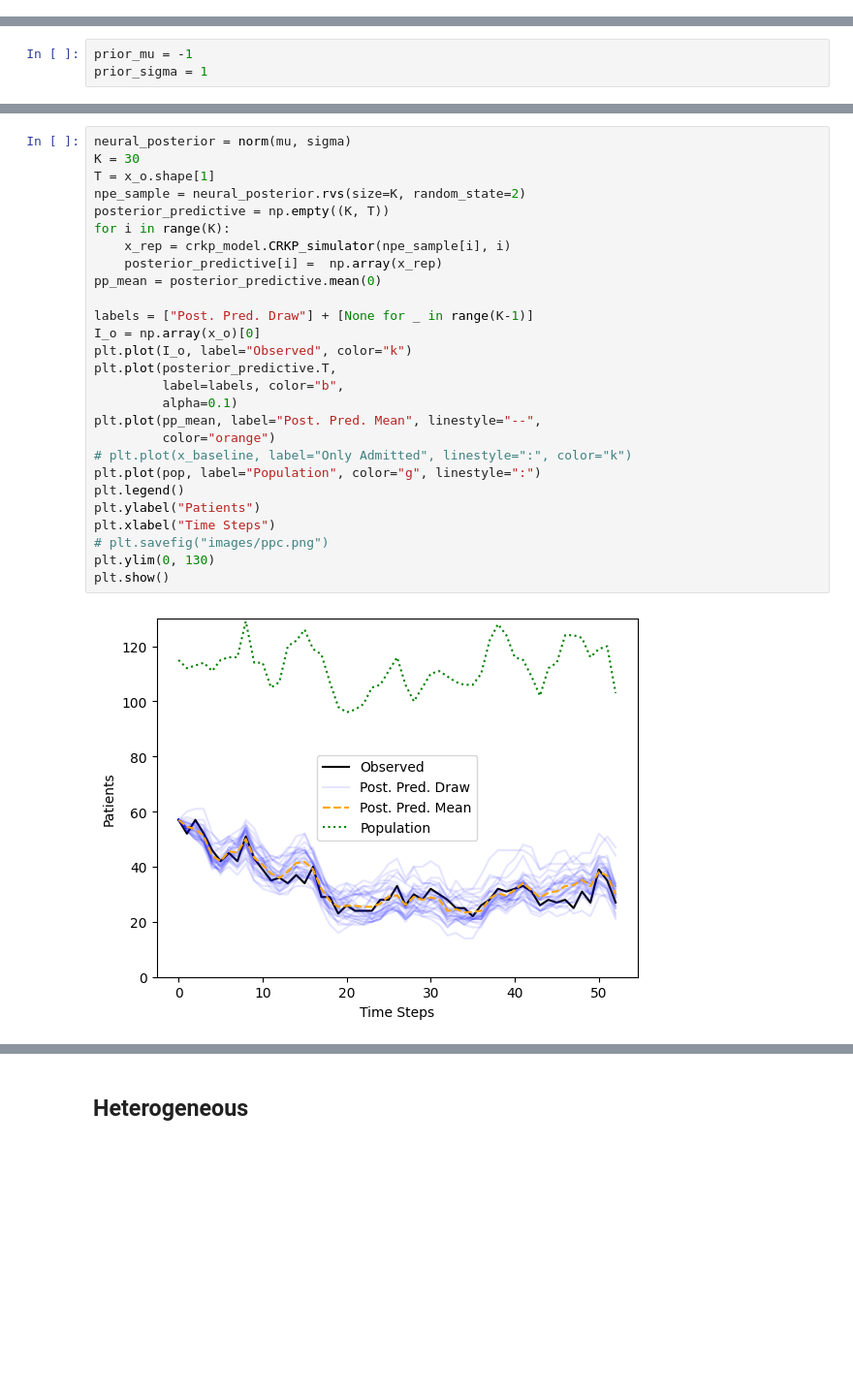
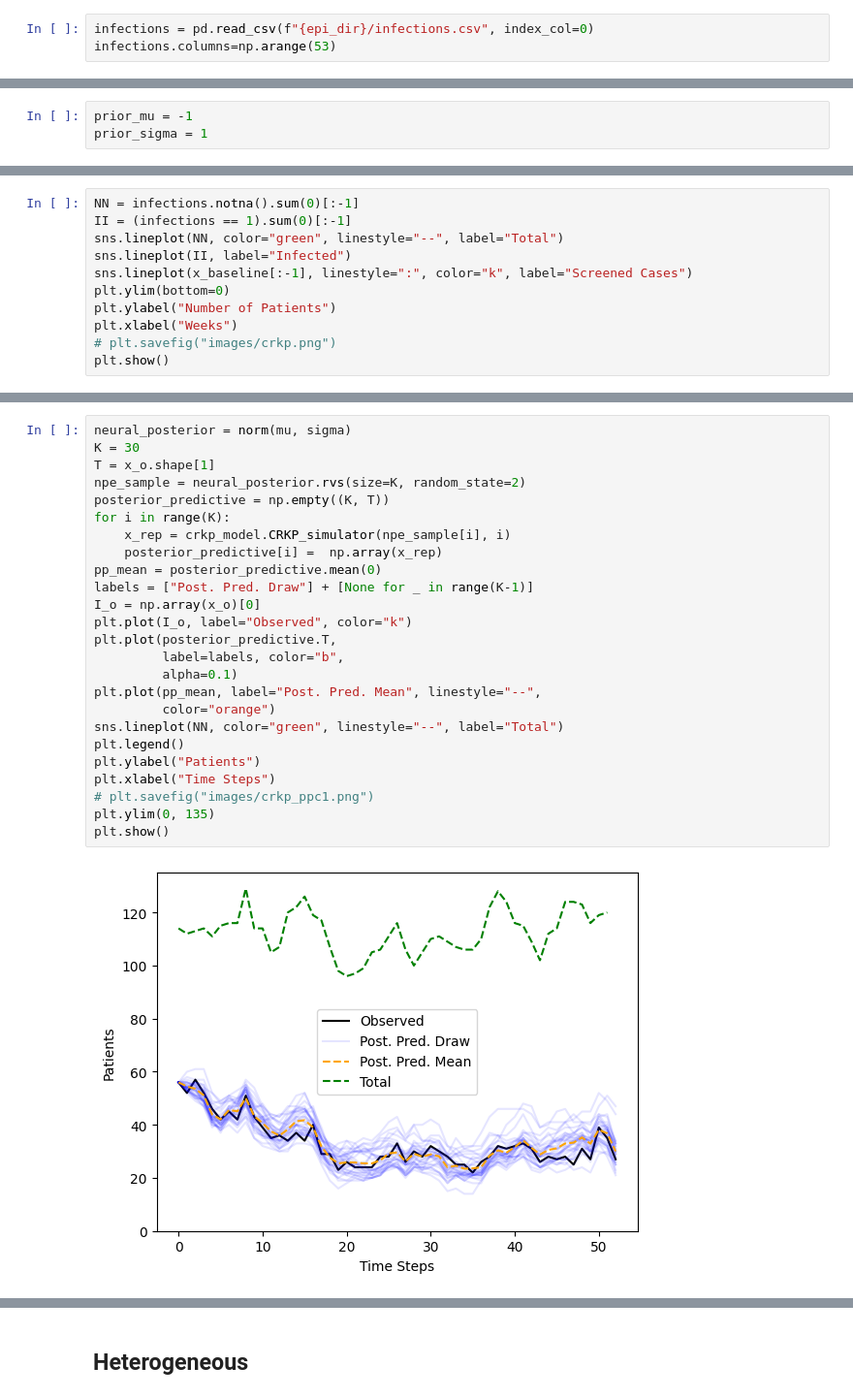
Before and after one commit to epibayes/np-epid, a Jupyter notebook: notebooks/crkp_results.ipynb, the cells around one changed output, grey strips where cells are left out. Shown at 97% size. Drawn from its saved outputs; the diff is of its cells as text; blank space fills up the shorter version.

Commit message:
fixed crkp hazard function

```diff
--- a/notebooks/crkp_results.ipynb
+++ b/notebooks/crkp_results.ipynb
@@ -14,6 +16,9 @@ epi_dir = '/Volumes/umms-esnitkin/Project_KPC_LTACH/Analysis/LTACH_transmission_
 # %%
 with open(f"{epi_dir}/observed_data.npy", "rb") as f:
             x_o = np.load(f)
+# %%
+infections = pd.read_csv(f"{epi_dir}/infections.csv", index_col=0)
+infections.columns=np.arange(53)
 # %% [markdown]
 ## homogeneous run
 # %%
@@ -58,0 +66,11 @@ pop = crkp_model.W.sum(0)
+# %%
+NN = infections.notna().sum(0)[:-1]
+II = (infections == 1).sum(0)[:-1]
+sns.lineplot(NN, color="green", linestyle="--", label="Total")
+sns.lineplot(II, label="Infected")
+sns.lineplot(x_baseline[:-1], linestyle=":", color="k", label="Screened Cases")
+plt.ylim(bottom=0)
+plt.ylabel("Number of Patients")
+plt.xlabel("Weeks")
+# plt.savefig("images/crkp.png")
+plt.show()
@@ -59,29 +81,27 @@ pop = crkp_model.W.sum(0)
 # %%
 neural_posterior = norm(mu, sigma)
 K = 30
 T = x_o.shape[1]
 npe_sample = neural_posterior.rvs(size=K, random_state=2)
 posterior_predictive = np.empty((K, T))
 for i in range(K):
     x_rep = crkp_model.CRKP_simulator(npe_sample[i], i)
     posterior_predictive[i] =  np.array(x_rep)
 pp_mean = posterior_predictive.mean(0)
-
 labels = ["Post. Pred. Draw"] + [None for _ in range(K-1)]
 I_o = np.array(x_o)[0]
 plt.plot(I_o, label="Observed", color="k")
 plt.plot(posterior_predictive.T,
          label=labels, color="b",
          alpha=0.1)
 plt.plot(pp_mean, label="Post. Pred. Mean", linestyle="--",
          color="orange")
-# plt.plot(x_baseline, label="Only Admitted", linestyle=":", color="k")
-plt.plot(pop, label="Population", color="g", linestyle=":")
+sns.lineplot(NN, color="green", linestyle="--", label="Total")
 plt.legend()
 plt.ylabel("Patients")
 plt.xlabel("Time Steps")
-# plt.savefig("images/ppc.png")
-plt.ylim(0, 130)
+# plt.savefig("images/crkp_ppc1.png")
+plt.ylim(0, 135)
 plt.show()
 # %% [output]
-[figure, old version]
+[figure, new version]
```
Also changed, not shown: parts of 31 cells of this notebook, 6 other files.
